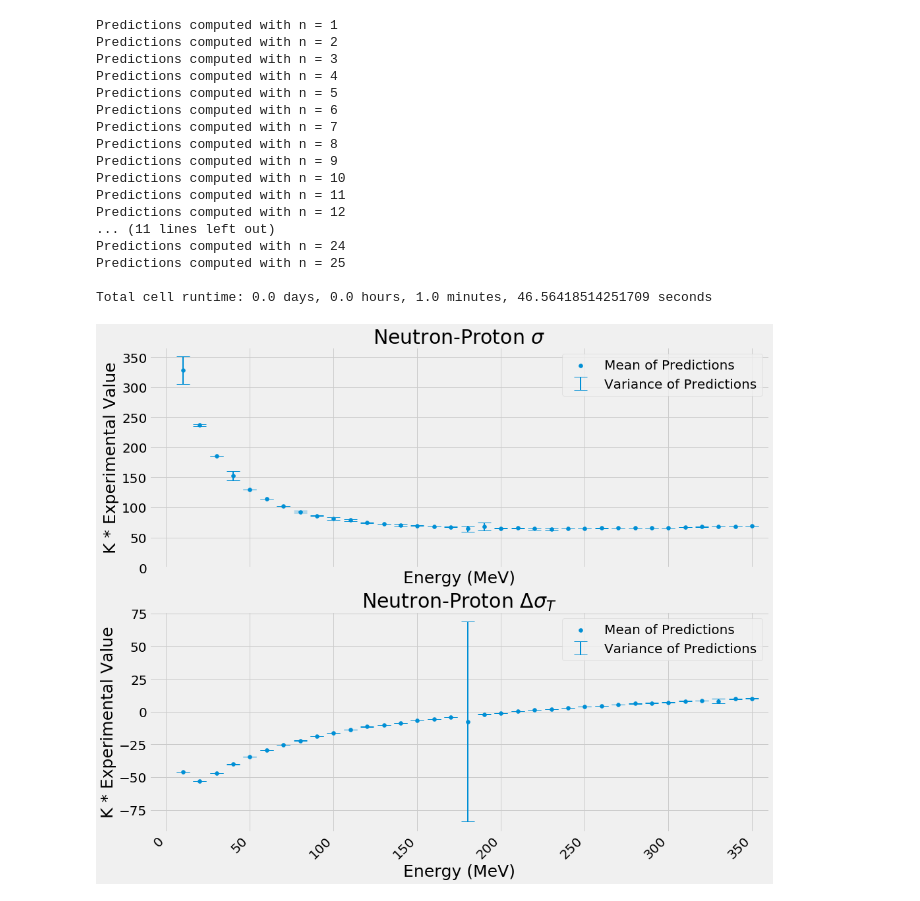
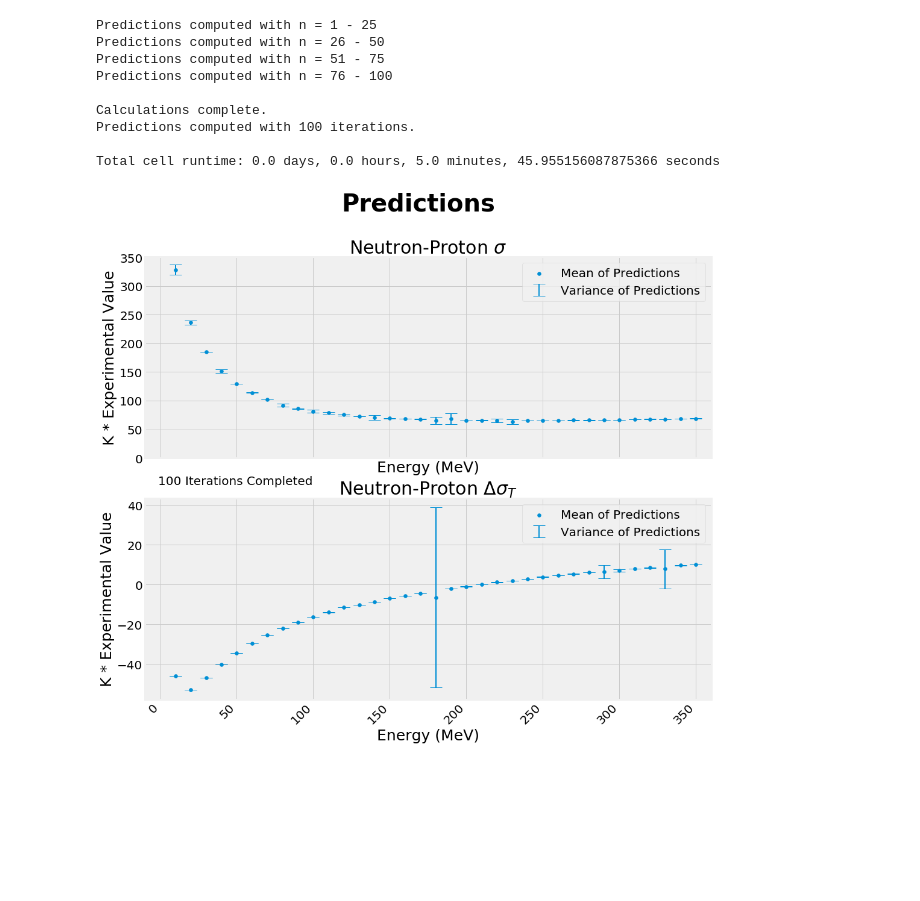
Before and after one commit to Steviered19/Scattering_Random_Forest, a Jupyter notebook: Gaussian.ipynb, the cells around one changed output. Saved outputs shown, nothing was run; the diff lists cells and outputs as text; code cells hidden in the pictures; blank space fills up the shorter version.

```diff
--- a/Gaussian.ipynb
+++ b/Gaussian.ipynb
@@ -283,7 +284,7 @@ Text(0.5, 1.0, 'Neutron-Proton $\\Delta \\sigma_T$')
 #######################################################
 
 #define number of times to make predictions with different gaussian factor
-n_max=25
+n_max=100
 
 #define interval step size for predictions
 ###MUST BE INTEGER >=1 AND FACTOR OF 350
@@ -349,7 +350,21 @@ for n in range(1,n_max+1):
     df_SGTT["SGTT_Preds_%s"%('%.0f'%n)] = SGTT_predictions
 
     #print completed message
-    print("Predictions computed with n = %s "%('%.0f'%n))
+    if (n_max <= 14):
+        print("Predictions computed with n = %s "%(n))
+    elif (n_max > 14) and (n_max <= 49):
+        if (n%5 == 0):
+            print('Predictions computed with n = %s - %s' %(int(n-4), n) )
+    elif (n_max > 49) and (n_max <=99):
+        if (n%10 == 0):
+            print('Predictions computed with n = %s - %s' %(int(n-9), n) )
+    elif (n_max > 99):
+        if (n%25 == 0):
+            print('Predictions computed with n = %s - %s' %(int(n-24), n) )
+    if (n==n_max):
+        print("")
+        print("Calculations complete.")
+        print("Predictions computed with %s iterations." %(n) )
 
 #predictions array
 df_SGT = df_SGT.drop("Energy", axis=1)
@@ -359,70 +374,58 @@ df_SGTT = df_SGTT.drop("Energy", axis=1)
 df_SGTT['Prediction Mean'] = df_SGTT.mean(axis=1)
 df_SGTT['Prediction Variance'] = df_SGTT.var(axis=1)
 
-df_SGT.head(4)
-
 #plot
 #figure specs
 fig, (ax1, ax2) = plt.subplots(nrows=2, ncols=1, figsize = (15,15))
 fig.autofmt_xdate(rotation = 45)
+fig.suptitle('Predictions', fontsize=40, fontweight='bold')
+
+
 
 #plot 1 - SGT
 ax1.scatter(E, df_SGT['Prediction Mean'], label='Mean of Predictions')
 ax1.errorbar(E, df_SGT['Prediction Mean'], yerr=df_SGT['Prediction Variance'], linestyle='none', capsize=10, elinewidth=2, label='Variance of Predictions')
-#ax1.plot(np_sgt['energy'], np_sgt['K_experimental_value'], 'bo', alpha=0.3, label='Raw Experimental Data')
-#ax1.plot(random_sgt['energy'], random_sgt['K_experimental_value'], 'k+', markersize=15, label='Phenomenological Data')
-#ax1.errorbar(np_sgt['energy'], np_sgt['K_experimental_value'], yerr=exp_err_sgt, linestyle='none', capsize=10, elinewidth=2, alpha=0.5, label='Experimental Error')
-#ax1.errorbar(random_sgt['energy'], random_sgt['K_experimental_value'], yerr=rand_err_sgt, linestyle='none', capsize=10, elinewidth=2, alpha=0.5, label='Phenomenological Error')
 
 ax1.tick_params(axis="y", labelsize=20)
 ax1.tick_params(axis="x", labelsize=20)
 ax1.legend(loc='best', fontsize=20)
 ax1.set_xlabel('Energy (MeV)', fontsize=25)
 ax1.set_xlim([-10,360])
 ax1.set_ylim(bottom=0)
 ax1.set_ylabel('K * Experimental Value', fontsize=25)
 ax1.set_title('Neutron-Proton $\sigma$', fontsize=30)
 
+
+ax1.text(0.1, 0.53, "%s Iterations Completed"% (n_max), fontsize=20, transform=plt.gcf().transFigure)
+
 #plot 2 - SGTT
 ax2.scatter(E, df_SGTT['Prediction Mean'], label='Mean of Predictions')
 ax2.errorbar(E, df_SGTT['Prediction Mean'], yerr=df_SGTT['Prediction Variance'], linestyle='none', capsize=10, elinewidth=2, label='Variance of Predictions')
-#ax2.plot(np_sgtt['energy'], np_sgtt['K_experimental_value'], 'bo', alpha=0.3, label='Raw Experimental Data')
-#ax2.plot(random_sgtt['energy'], random_sgtt['K_experimental_value'], 'k+', markersize=15, label='Phenomenological Data')
-#ax2.errorbar(np_sgtt['energy'], np_sgtt['K_experimental_value'], yerr=exp_err_sgtt, linestyle='none', capsize=10, elinewidth=2, alpha=0.5, label='Experimental Error')
-#ax2.errorbar(random_sgtt['energy'], random_sgtt['K_experimental_value'], yerr=rand_err_sgtt, linestyle='none', capsize=10, elinewidth=2, alpha=0.5, label='Phenomenological Error')
 
 ax2.tick_params(axis="y", labelsize=20)
 ax2.tick_params(axis="x", labelsize=20)
 ax2.legend(loc='best', fontsize=20)
 ax2.set_xlabel('Energy (MeV)', fontsize=25)
 ax2.set_xlim([-10,360])
 ax2.set_ylabel('K * Experimental Value', fontsize=25)
 ax2.set_title('Neutron-Proton $\Delta \sigma_T$', fontsize=30)
 
 #save figures
 plt.savefig('Plots/predictions_with_gauss.pdf', format='pdf', bboxinches='tight', transparent=True)
 
 #print elapsed time
 timer(gauss_time)
 # %% [output]
-Predictions computed with n = 1
-Predictions computed with n = 2
-Predictions computed with n = 3
-Predictions computed with n = 4
-Predictions computed with n = 5
-Predictions computed with n = 6
-Predictions computed with n = 7
-Predictions computed with n = 8
-Predictions computed with n = 9
-Predictions computed with n = 10
-Predictions computed with n = 11
-Predictions computed with n = 12
-... (11 lines left out)
-Predictions computed with n = 24
-Predictions computed with n = 25
+Predictions computed with n = 1 - 25
+Predictions computed with n = 26 - 50
+Predictions computed with n = 51 - 75
+Predictions computed with n = 76 - 100
 
-Total cell runtime: 0.0 days, 0.0 hours, 1.0 minutes, 46.56418514251709 seconds
+Calculations complete.
+Predictions computed with 100 iterations.
+
+Total cell runtime: 0.0 days, 0.0 hours, 5.0 minutes, 45.955156087875366 seconds
-[figure, old version]
+[figure, new version]
 # %%
 df_SGT['Energy']=E
 df_SGT.set_index("Energy", inplace = True)
```
Also changed, not shown: parts of 3 cells of this notebook, 1 other file.
